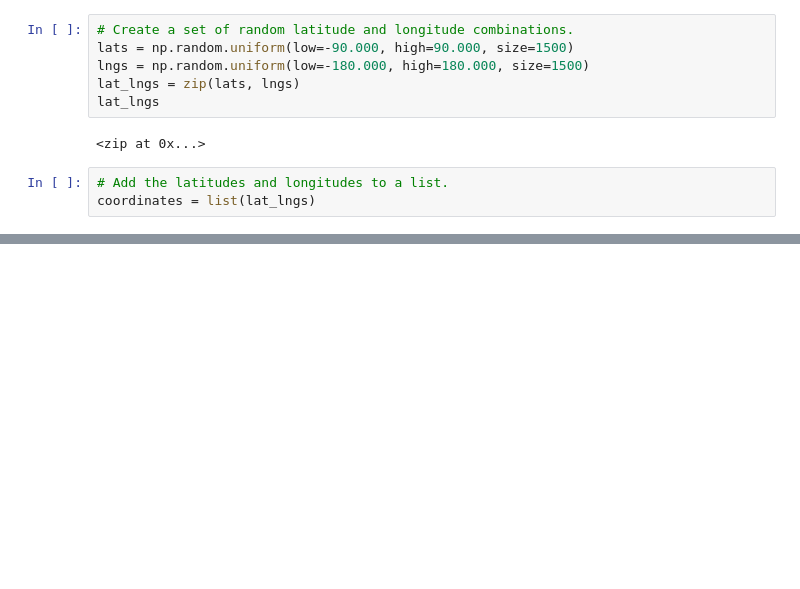
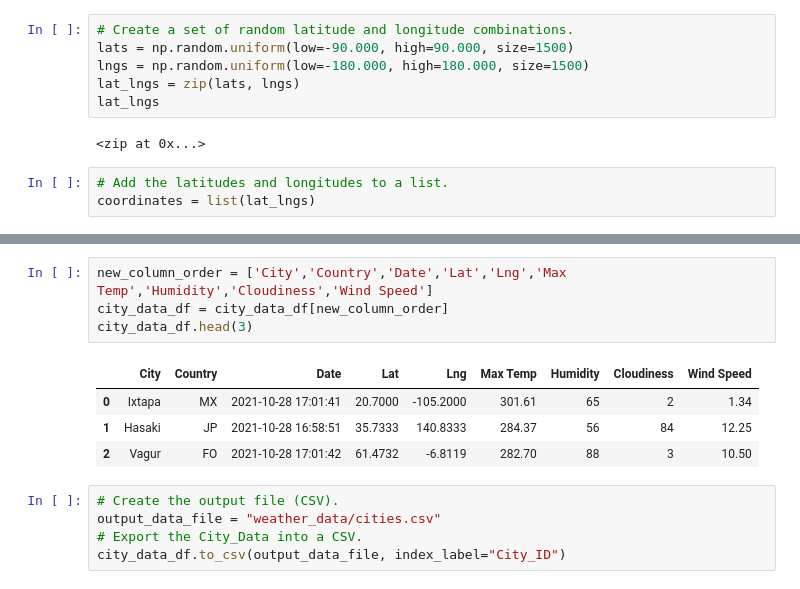
Before and after one commit to jp3tty/World_Weather_Analysis, a Jupyter notebook: WeatherPy.ipynb, the cells around one changed output, grey strips where cells are left out. Saved outputs shown, nothing was run; the diff lists cells and outputs as text; blank space fills up the shorter version.

```diff
--- a/WeatherPy.ipynb
+++ b/WeatherPy.ipynb
@@ -36,0 +151,14 @@ zope.interface                     5.3.0
+# %%
+new_column_order = ['City','Country','Date','Lat','Lng','Max Temp','Humidity','Cloudiness','Wind Speed']
+city_data_df = city_data_df[new_column_order]
+city_data_df.head(3)
+# %% [output]
+|  | City | Country | Date | Lat | Lng | Max Temp | Humidity | Cloudiness | Wind Speed |
+| 0 | Ixtapa | MX | 2021-10-28 17:01:41 | 20.7000 | -105.2000 | 301.61 | 65 | 2 | 1.34 |
+| 1 | Hasaki | JP | 2021-10-28 16:58:51 | 35.7333 | 140.8333 | 284.37 | 56 | 84 | 12.25 |
+| 2 | Vagur | FO | 2021-10-28 17:01:42 | 61.4732 | -6.8119 | 282.70 | 88 | 3 | 10.50 |
+# %%
+# Create the output file (CSV).
+output_data_file = "weather_data/cities.csv"
+# Export the City_Data into a CSV.
+city_data_df.to_csv(output_data_file, index_label="City_ID")
```
Also changed, not shown: parts of 8 cells of this notebook, 5 other files.
